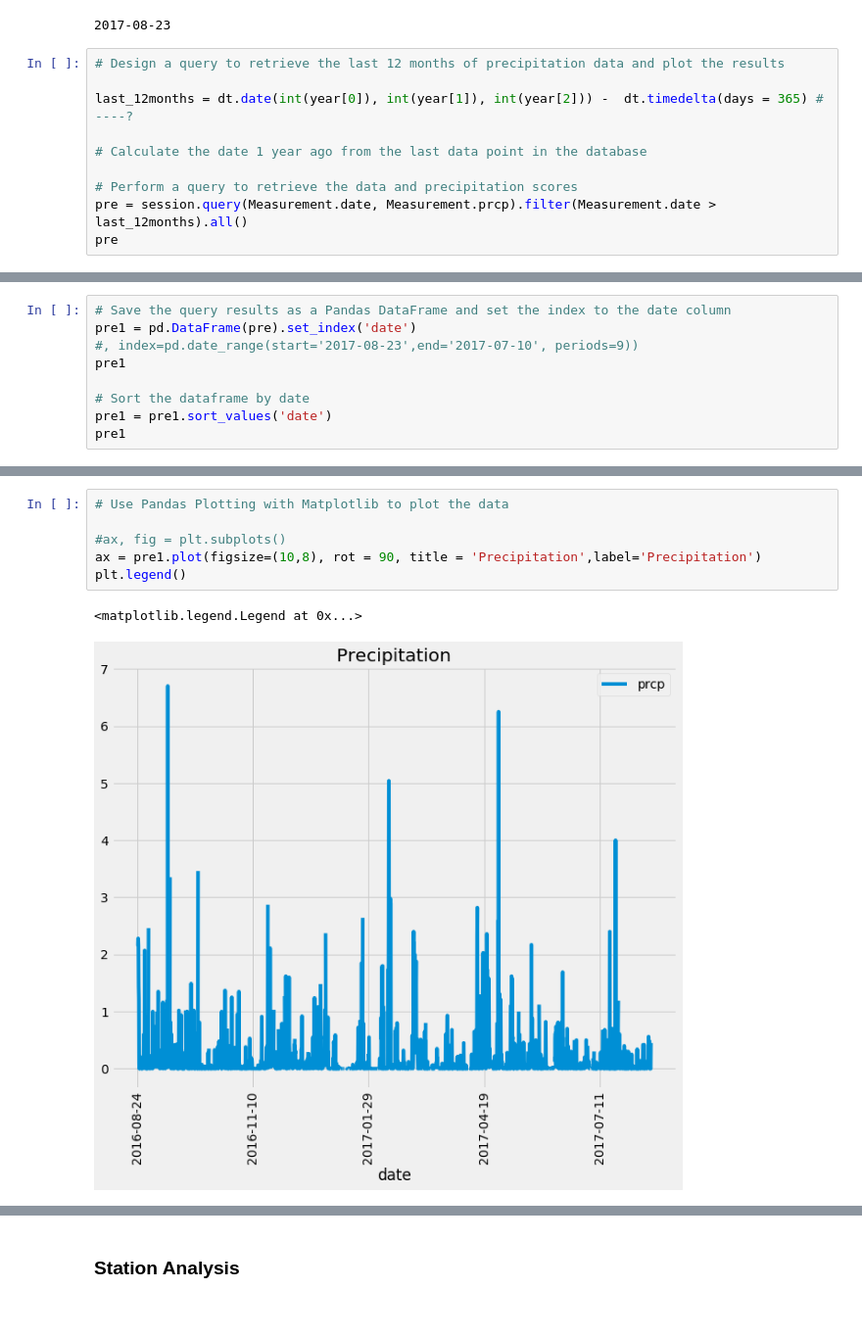
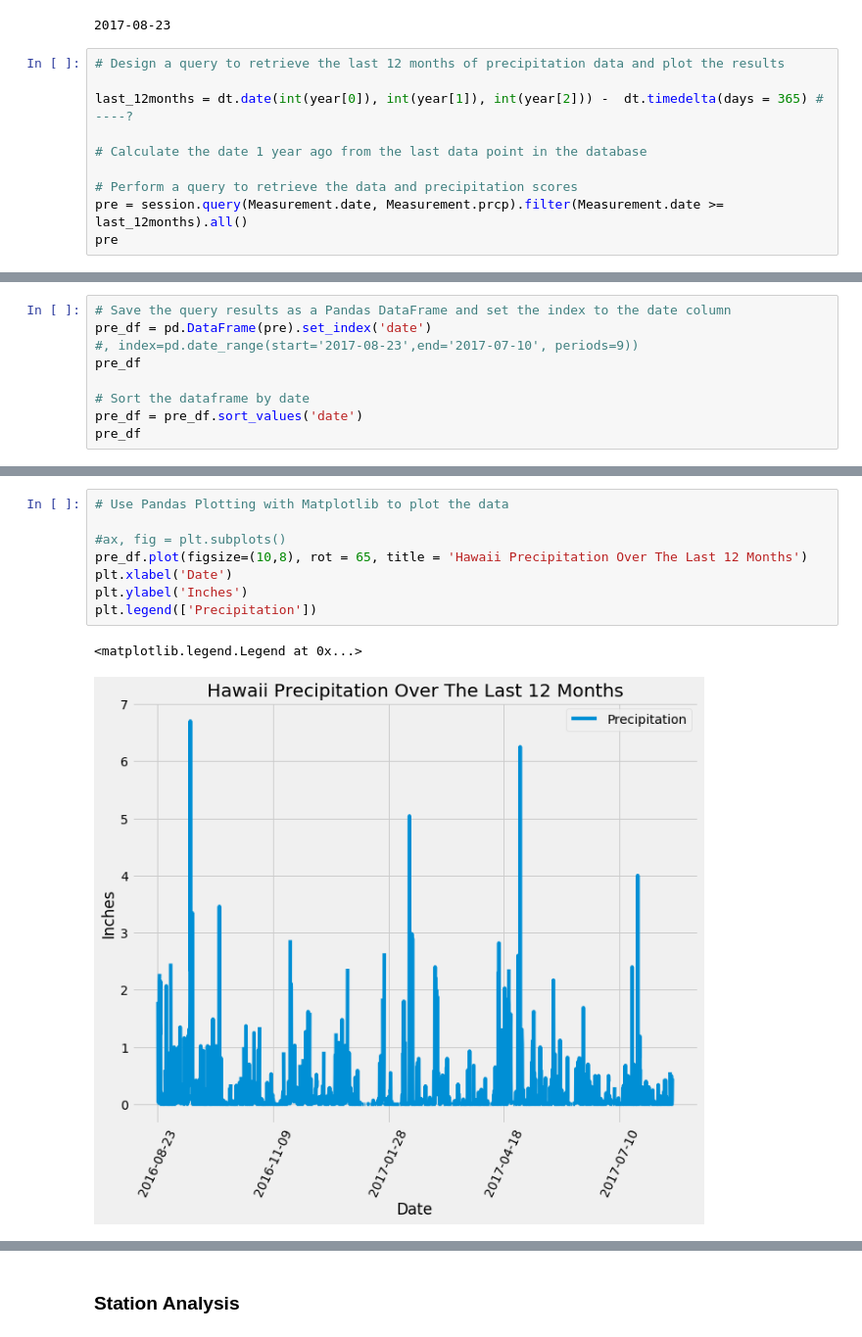
Before and after one commit to kmcgrath88/sqlalchemy-challenge, a Jupyter notebook: climate_starter.ipynb, the cells around one changed output, grey strips where cells are left out. Shown at 98% size. Cells and saved outputs as stored; diff of their text form.

```diff
--- a/climate_starter.ipynb
+++ b/climate_starter.ipynb
@@ -114,6 +112,6 @@ last_12months = dt.date(int(year[0]), int(year[1]), int(year[2])) -  dt.timedelt
 # Calculate the date 1 year ago from the last data point in the database
 
 # Perform a query to retrieve the data and precipitation scores
-pre = session.query(Measurement.date, Measurement.prcp).filter(Measurement.date > last_12months).all()
+pre = session.query(Measurement.date, Measurement.prcp).filter(Measurement.date >= last_12months).all()
 pre
 # %% [output]
@@ -136,13 +134,13 @@ pre
  ...]
 # %%
 # Save the query results as a Pandas DataFrame and set the index to the date column
-pre1 = pd.DataFrame(pre).set_index('date')
+pre_df = pd.DataFrame(pre).set_index('date')
 #, index=pd.date_range(start='2017-08-23',end='2017-07-10', periods=9))
-pre1
+pre_df
 
 # Sort the dataframe by date
-pre1 = pre1.sort_values('date')
-pre1
+pre_df = pre_df.sort_values('date')
+pre_df
 # %% [output]
 |  | prcp |
 | date |  |
@@ -161,12 +159,14 @@ pre1
 # %%
 # Use Pandas Plotting with Matplotlib to plot the data
 
 #ax, fig = plt.subplots()
-ax = pre1.plot(figsize=(10,8), rot = 90, title = 'Precipitation',label='Precipitation')
-plt.legend()
+pre_df.plot(figsize=(10,8), rot = 65, title = 'Hawaii Precipitation Over The Last 12 Months')
+plt.xlabel('Date')
+plt.ylabel('Inches')
+plt.legend(['Precipitation'])
 # %% [output]
 <matplotlib.legend.Legend at 0x...>
-[figure, old version]
+[figure, new version]
 # %%
 # Use Pandas to calcualte the summary statistics for the precipitation data
 
```
Also changed, not shown: parts of 7 cells of this notebook, 2 other files.
